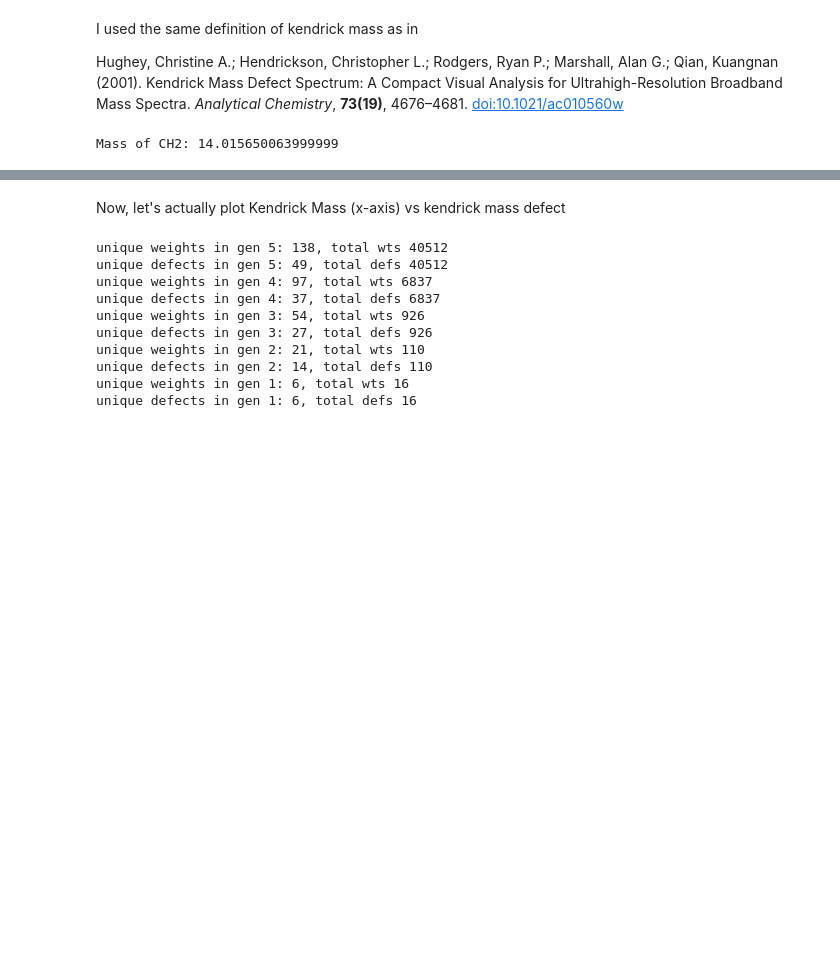
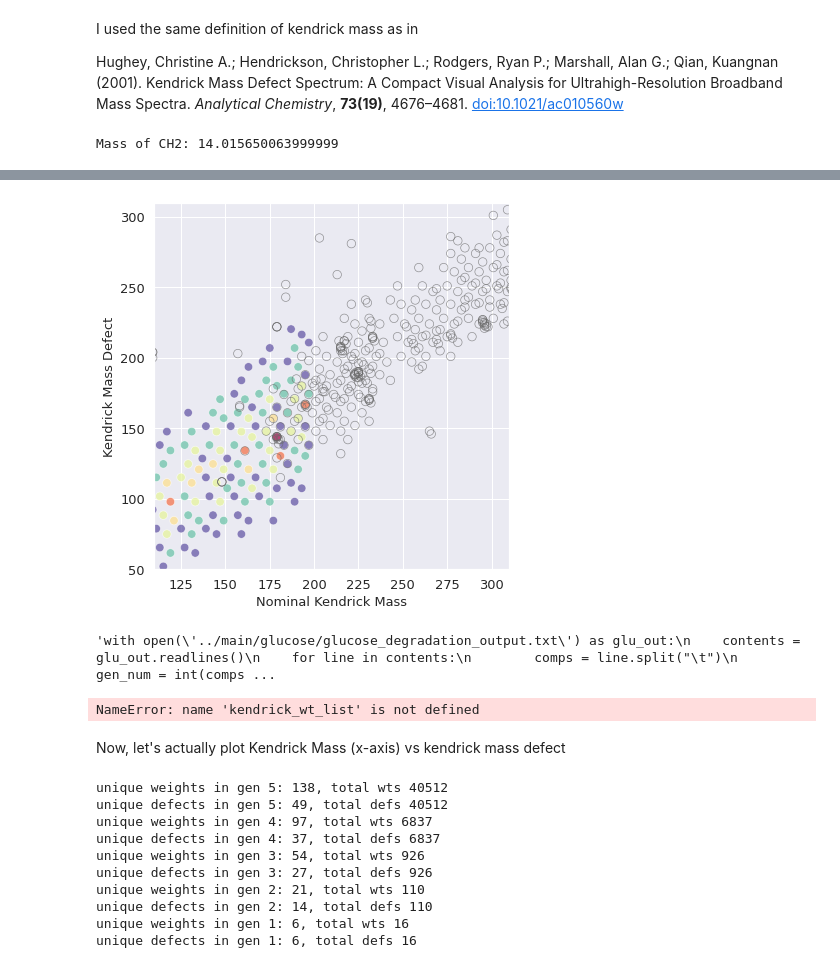
Before and after one commit to Reaction-Space-Explorer/reac-space-exp, a Jupyter notebook: plots/kmd_spectrum.ipynb, the cells around one changed output, grey strips where cells are left out. Drawn from its saved outputs; the diff is of its cells as text; code cells hidden in the pictures; blank space fills up the shorter version.

```diff
--- a/plots/kmd_spectrum.ipynb
+++ b/plots/kmd_spectrum.ipynb
@@ -20,0 +64,5 @@ conv_factor = 14.00000/ch_2_mass
+# %%
+wet_dex = pd.read_csv('dextrose_wet_impcols.csv')
+wet_dex['Nominal KM'] = round(wet_dex['Kendrick Mass'])
+print(296.10679*conv_factor)
+wet_dex
@@ -21,11 +86,49 @@ conv_factor = 14.00000/ch_2_mass
+# %%
+fig, ax = plt.subplots(figsize=(6,6))
+ax.minorticks_on()
+
+sns.set_theme()
+
+spectral_palette = ['#9E0142', '#F46D43', '#FEE08B', '#E6F598', '#66C2A5', '#5E4FA2']
+#['red', 'orange', 'yellow', 'yellowgreen', 'green', 'violet']
+
+'''for gen, gen_data in glu_clean.groupby('Generation'):
+    plt.scatter(gen_data['Nominal KM'], gen_data['KMD'], c='', ec=spectral_palette[gen],
+                zorder=6-gen, label=f'G{gen}', s=64)'''
+sns.scatterplot(data=glu_clean, x='Nominal KM', y='KMD', s=72, #ec='k', #color='w', label='Model'
+                hue='Generation', palette='Spectral', legend=False, alpha=0.7
+               )
+
+sns.scatterplot(data=wet_dex, x='Nominal KM', y='KMD', color='', ec='dimgray', zorder=2, s=72, alpha=0.7,
+                       #label='FT-ICR-MS'
+               )
+
+rect = patches.Rectangle((110, 50), 200, 260, fc='none', ec='r', ls='--')
+ax.add_patch(rect)
+# adjustments
+
+hans, labs = ax.get_legend_handles_labels()
+labs[:-1] = [f'G{i}' for i in range(6)]
+
+'''plt.legend(fontsize=13, loc='lower right', handles=hans, labels=labs, title='Generation',
+          title_fontsize=13, handletextpad=0.1, markerscale=1.3)
+plt.xlim(-25, 750)
+plt.ylim(-25, 500)'''
+
+plt.xlim(110, 310)
+plt.ylim(50, 310)
+plt.xlabel('Nominal Kendrick Mass', fontsize=13)
+plt.ylabel('Kendrick Mass Defect', fontsize=13)
+
+ax.tick_params(axis='both', labelsize=13)
+
+plt.tight_layout()
+plt.savefig('kmd_spectrum.jpg', dpi=300)
+# %% [output]
+[figure, added]
 # %%
-gens_list = []
-kendrick_wt_list = []
-nominal_wt_list = []
-
-# an item at index 'i' in each of the lists above corresponds to the same molecule
-
-with open('../main/glucose/glucose_degradation_output.txt') as glu_out:
+# legacy code
+'''with open('../main/glucose/glucose_degradation_output.txt') as glu_out:
     contents = glu_out.readlines()
     for line in contents:
         comps = line.split("\t")
@@ -36,10 +139,14 @@ with open('../main/glucose/glucose_degradation_output.txt') as glu_out:
 
         gens_list.append(gen_num)
         kendrick_wt_list.append(kendrick_wt)
-        nominal_wt_list.append(round(kendrick_wt))
+        nominal_wt_list.append(round(kendrick_wt))'''
+# %% [output]
+'with open(\'../main/glucose/glucose_degradation_output.txt\') as glu_out:\n    contents = glu_out.readlines()\n    for line in contents:\n        comps = line.split("\t")\n        gen_num = int(comps ...
 # %%
 # another definition of KMD used in spectrometers involves multiplying by 1000 as a scaling factor
-kendrick_wt_defects = [1000*(nominal_wt_list[i] - kendrick_wt_list[i]) for i in range(len(kendrick_wt_list))]
+#kendrick_wt_defects = [1000*(nominal_wt_list[i] - kendrick_wt_list[i]) for i in range(len(kendrick_wt_list))]
+# %% [output]
+NameError: name 'kendrick_wt_list' is not defined
 # %% [markdown]
 Now, let's actually plot Kendrick Mass (x-axis) vs kendrick mass defect
 # %%
```
Also changed, not shown: parts of 5 cells of this notebook.
